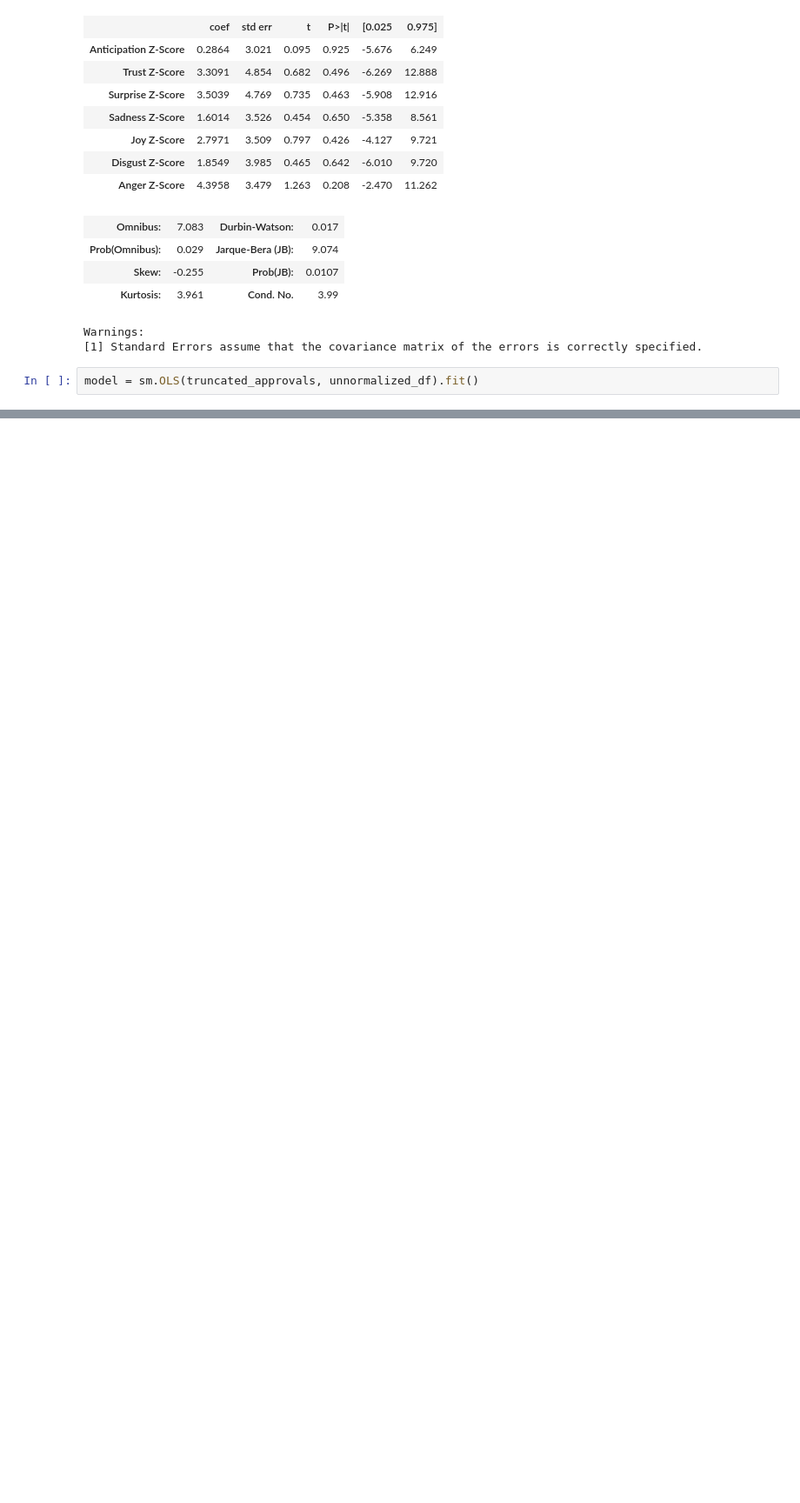
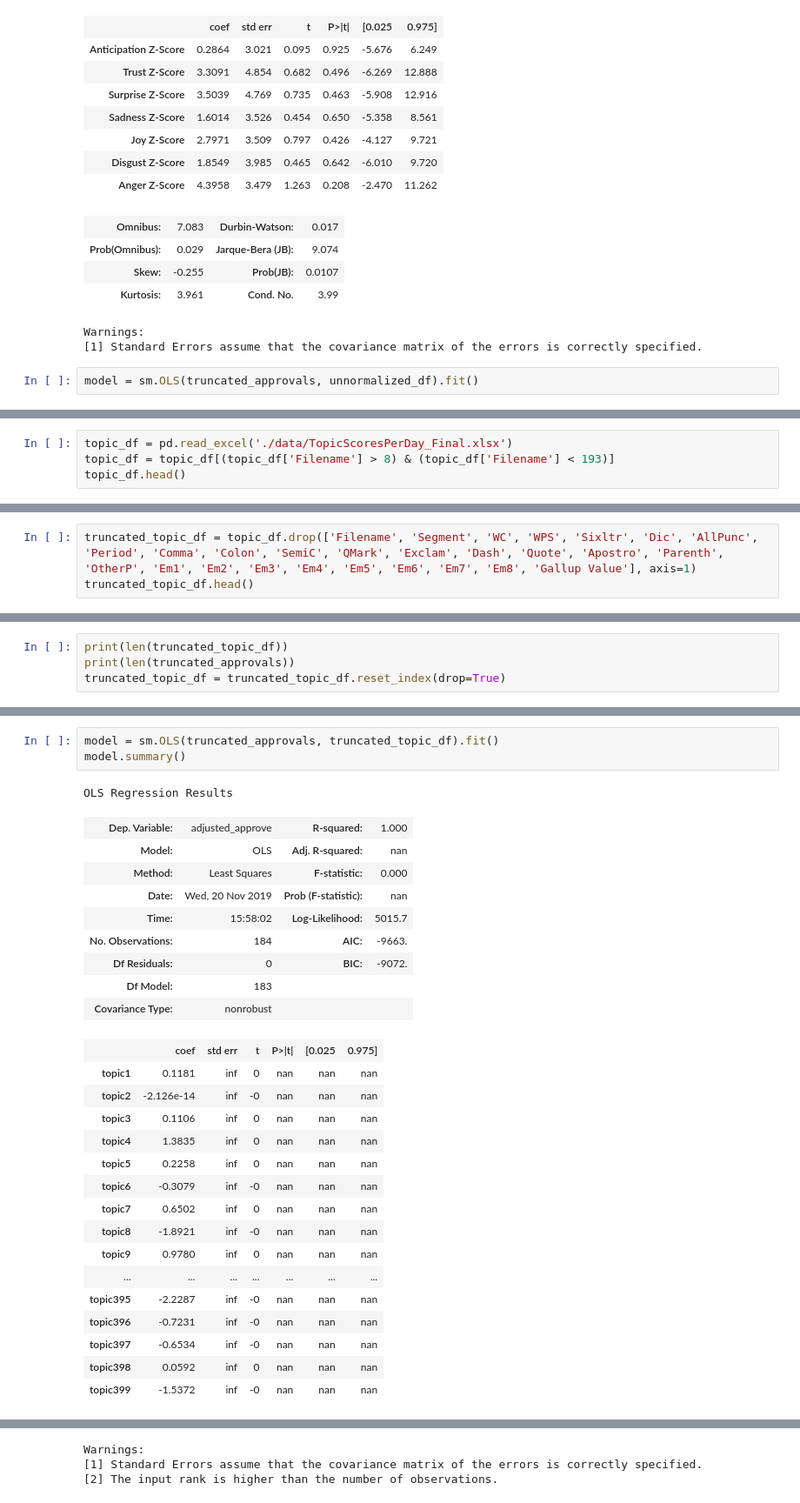
Before and after one commit to suvir-c/psyc-626, a Jupyter notebook: time-series-analysis/Multiple Linear Regression.ipynb, the cells around one changed output, grey strips where cells are left out. Shown at 87% size. Drawn from its saved outputs; the diff is of its cells as text; blank space fills up the shorter version.

Commit message:
Initial run of topic-only multiple linear regression

```diff
--- a/time-series-analysis/Multiple Linear Regression.ipynb
+++ b/time-series-analysis/Multiple Linear Regression.ipynb
@@ -176,0 +195,4 @@ Warnings:
+# %%
+topic_df = pd.read_excel('./data/TopicScoresPerDay_Final.xlsx')
+topic_df = topic_df[(topic_df['Filename'] > 8) & (topic_df['Filename'] < 193)]
+topic_df.head()
@@ -176,0 +207,3 @@ Warnings:
+# %%
+truncated_topic_df = topic_df.drop(['Filename', 'Segment', 'WC', 'WPS', 'Sixltr', 'Dic', 'AllPunc', 'Period', 'Comma', 'Colon', 'SemiC', 'QMark', 'Exclam', 'Dash', 'Quote', 'Apostro', 'Parenth', 'OtherP', 'Em1', 'Em2', 'Em3', 'Em4', 'Em5', 'Em6', 'Em7', 'Em8', 'Gallup Value'], axis=1)
+truncated_topic_df.head()
@@ -176,0 +218,4 @@ Warnings:
+# %%
+print(len(truncated_topic_df))
+print(len(truncated_approvals))
+truncated_topic_df = truncated_topic_df.reset_index(drop=True)
@@ -176,0 +225,30 @@ Warnings:
+# %%
+model = sm.OLS(truncated_approvals, truncated_topic_df).fit()
+model.summary()
+# %% [output]
+OLS Regression Results
+| Dep. Variable: | adjusted_approve | R-squared: | 1.000 |
+| Model: | OLS | Adj. R-squared: | nan |
+| Method: | Least Squares | F-statistic: | 0.000 |
+| Date: | Wed, 20 Nov 2019 | Prob (F-statistic): | nan |
+| Time: | 15:58:02 | Log-Likelihood: | 5015.7 |
+| No. Observations: | 184 | AIC: | -9663. |
+| Df Residuals: | 0 | BIC: | -9072. |
+| Df Model: | 183 |  |  |
+| Covariance Type: | nonrobust |  |  |
+|  | coef | std err | t | P>|t| | [0.025 | 0.975] |
+| topic1 | 0.1181 | inf | 0 | nan | nan | nan |
+| topic2 | -2.126e-14 | inf | -0 | nan | nan | nan |
+| topic3 | 0.1106 | inf | 0 | nan | nan | nan |
+| topic4 | 1.3835 | inf | 0 | nan | nan | nan |
+| topic5 | 0.2258 | inf | 0 | nan | nan | nan |
+| topic6 | -0.3079 | inf | -0 | nan | nan | nan |
+| topic7 | 0.6502 | inf | 0 | nan | nan | nan |
+| topic8 | -1.8921 | inf | -0 | nan | nan | nan |
+| topic9 | 0.9780 | inf | 0 | nan | nan | nan |
+| ... | ... | ... | ... | ... | ... | ... |
+| topic395 | -2.2287 | inf | -0 | nan | nan | nan |
+| topic396 | -0.7231 | inf | -0 | nan | nan | nan |
+| topic397 | -0.6534 | inf | -0 | nan | nan | nan |
+| topic398 | 0.0592 | inf | 0 | nan | nan | nan |
+| topic399 | -1.5372 | inf | -0 | nan | nan | nan |
@@ -176,0 +259,3 @@ Warnings:
+Warnings:
+[1] Standard Errors assume that the covariance matrix of the errors is correctly specified.
+[2] The input rank is higher than the number of observations.
```
Also changed, not shown: parts of 10 cells of this notebook, 1 other file.
